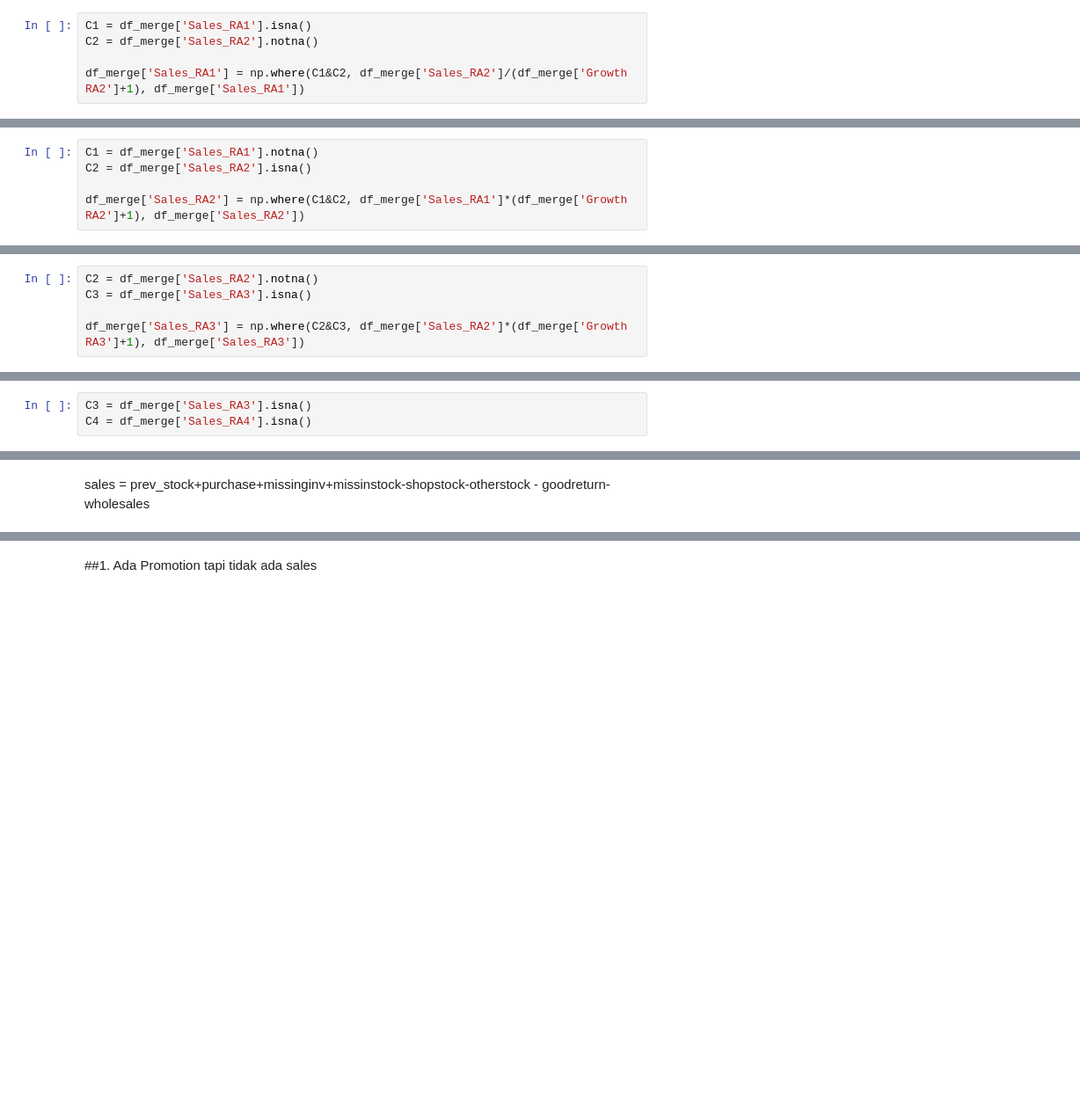
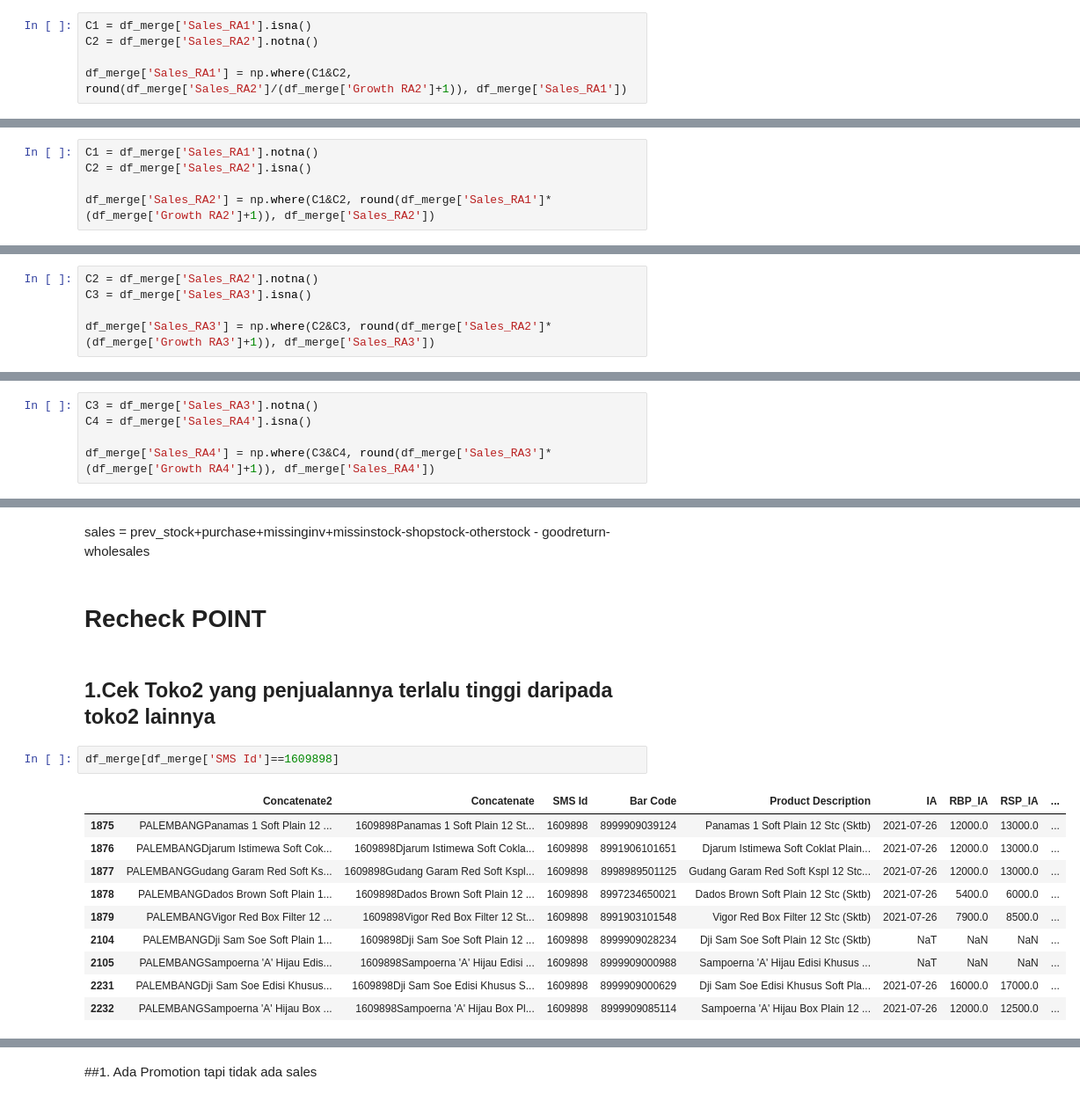
Before and after one commit to dyahrosita/Project, a Jupyter notebook: Project_JTI_5AO.ipynb, the cells around one changed output, grey strips where cells are left out. Shown at 88% size. Cells and saved outputs as stored; diff of their text form; blank space fills up the shorter version.

```diff
--- a/Project_JTI_5AO.ipynb
+++ b/Project_JTI_5AO.ipynb
@@ -767,26 +813,28 @@ df_merge['Sales_RA2'] = np.where(C1&C2&C3, (df_merge['Sales_RA3']/(df_merge['Gro
 C1 = df_merge['Sales_RA1'].isna()
 C2 = df_merge['Sales_RA2'].notna()
 
-df_merge['Sales_RA1'] = np.where(C1&C2, df_merge['Sales_RA2']/(df_merge['Growth RA2']+1), df_merge['Sales_RA1'])
+df_merge['Sales_RA1'] = np.where(C1&C2, round(df_merge['Sales_RA2']/(df_merge['Growth RA2']+1)), df_merge['Sales_RA1'])
 # %% [markdown]
 ##(*) Mengisi data jika hanya sales RA2 yang blank RA1 tidak blank
 # %%
 C1 = df_merge['Sales_RA1'].notna()
 C2 = df_merge['Sales_RA2'].isna()
 
-df_merge['Sales_RA2'] = np.where(C1&C2, df_merge['Sales_RA1']*(df_merge['Growth RA2']+1), df_merge['Sales_RA2'])
+df_merge['Sales_RA2'] = np.where(C1&C2, round(df_merge['Sales_RA1']*(df_merge['Growth RA2']+1)), df_merge['Sales_RA2'])
 # %% [markdown]
 ##(*) Mengisi data jika sales RA3 yang blank RA2 tidak blank
 # %%
 C2 = df_merge['Sales_RA2'].notna()
 C3 = df_merge['Sales_RA3'].isna()
 
-df_merge['Sales_RA3'] = np.where(C2&C3, df_merge['Sales_RA2']*(df_merge['Growth RA3']+1), df_merge['Sales_RA3'])
+df_merge['Sales_RA3'] = np.where(C2&C3, round(df_merge['Sales_RA2']*(df_merge['Growth RA3']+1)), df_merge['Sales_RA3'])
 # %% [markdown]
 ##(*) Mengisi data jika hanya sales R4 yang blank RA3 tidak blank
 # %%
-C3 = df_merge['Sales_RA3'].isna()
+C3 = df_merge['Sales_RA3'].notna()
 C4 = df_merge['Sales_RA4'].isna()
+
+df_merge['Sales_RA4'] = np.where(C3&C4, round(df_merge['Sales_RA3']*(df_merge['Growth RA4']+1)), df_merge['Sales_RA4'])
 # %% [markdown]
 ## CEK apakah masih ada data yang blank
 # %%
@@ -800,4 +848,21 @@ df_merge[C1 | C2 | C3].to_csv('data_blank.csv')
 # Notes
 # %% [markdown]
 sales = prev_stock+purchase+missinginv+missinstock-shopstock-otherstock - goodreturn-wholesales
+# %% [markdown]
+# Recheck POINT
+# %% [markdown]
+## 1.Cek Toko2 yang penjualannya terlalu tinggi daripada toko2 lainnya
+# %%
+df_merge[df_merge['SMS Id']==1609898]
+# %% [output]
+|  | Concatenate2 | Concatenate | SMS Id | Bar Code | Product Description | IA | RBP_IA | RSP_IA | ... |
+| 1875 | PALEMBANGPanamas 1 Soft Plain 12 ... | 1609898Panamas 1 Soft Plain 12 St... | 1609898 | 8999909039124 | Panamas 1 Soft Plain 12 Stc (Sktb) | 2021-07-26 | 12000.0 | 13000.0 | ... |
+| 1876 | PALEMBANGDjarum Istimewa Soft Cok... | 1609898Djarum Istimewa Soft Cokla... | 1609898 | 8991906101651 | Djarum Istimewa Soft Coklat Plain... | 2021-07-26 | 12000.0 | 13000.0 | ... |
+| 1877 | PALEMBANGGudang Garam Red Soft Ks... | 1609898Gudang Garam Red Soft Kspl... | 1609898 | 8998989501125 | Gudang Garam Red Soft Kspl 12 Stc... | 2021-07-26 | 12000.0 | 13000.0 | ... |
+| 1878 | PALEMBANGDados Brown Soft Plain 1... | 1609898Dados Brown Soft Plain 12 ... | 1609898 | 8997234650021 | Dados Brown Soft Plain 12 Stc (Sktb) | 2021-07-26 | 5400.0 | 6000.0 | ... |
+| 1879 | PALEMBANGVigor Red Box Filter 12 ... | 1609898Vigor Red Box Filter 12 St... | 1609898 | 8991903101548 | Vigor Red Box Filter 12 Stc (Sktb) | 2021-07-26 | 7900.0 | 8500.0 | ... |
+| 2104 | PALEMBANGDji Sam Soe Soft Plain 1... | 1609898Dji Sam Soe Soft Plain 12 ... | 1609898 | 8999909028234 | Dji Sam Soe Soft Plain 12 Stc (Sktb) | NaT | NaN | NaN | ... |
+| 2105 | PALEMBANGSampoerna 'A' Hijau Edis... | 1609898Sampoerna 'A' Hijau Edisi ... | 1609898 | 8999909000988 | Sampoerna 'A' Hijau Edisi Khusus ... | NaT | NaN | NaN | ... |
+| 2231 | PALEMBANGDji Sam Soe Edisi Khusus... | 1609898Dji Sam Soe Edisi Khusus S... | 1609898 | 8999909000629 | Dji Sam Soe Edisi Khusus Soft Pla... | 2021-07-26 | 16000.0 | 17000.0 | ... |
+| 2232 | PALEMBANGSampoerna 'A' Hijau Box ... | 1609898Sampoerna 'A' Hijau Box Pl... | 1609898 | 8999909085114 | Sampoerna 'A' Hijau Box Plain 12 ... | 2021-07-26 | 12000.0 | 12500.0 | ... |
 # %% [markdown]
```
Also changed, not shown: parts of 48 cells of this notebook.
